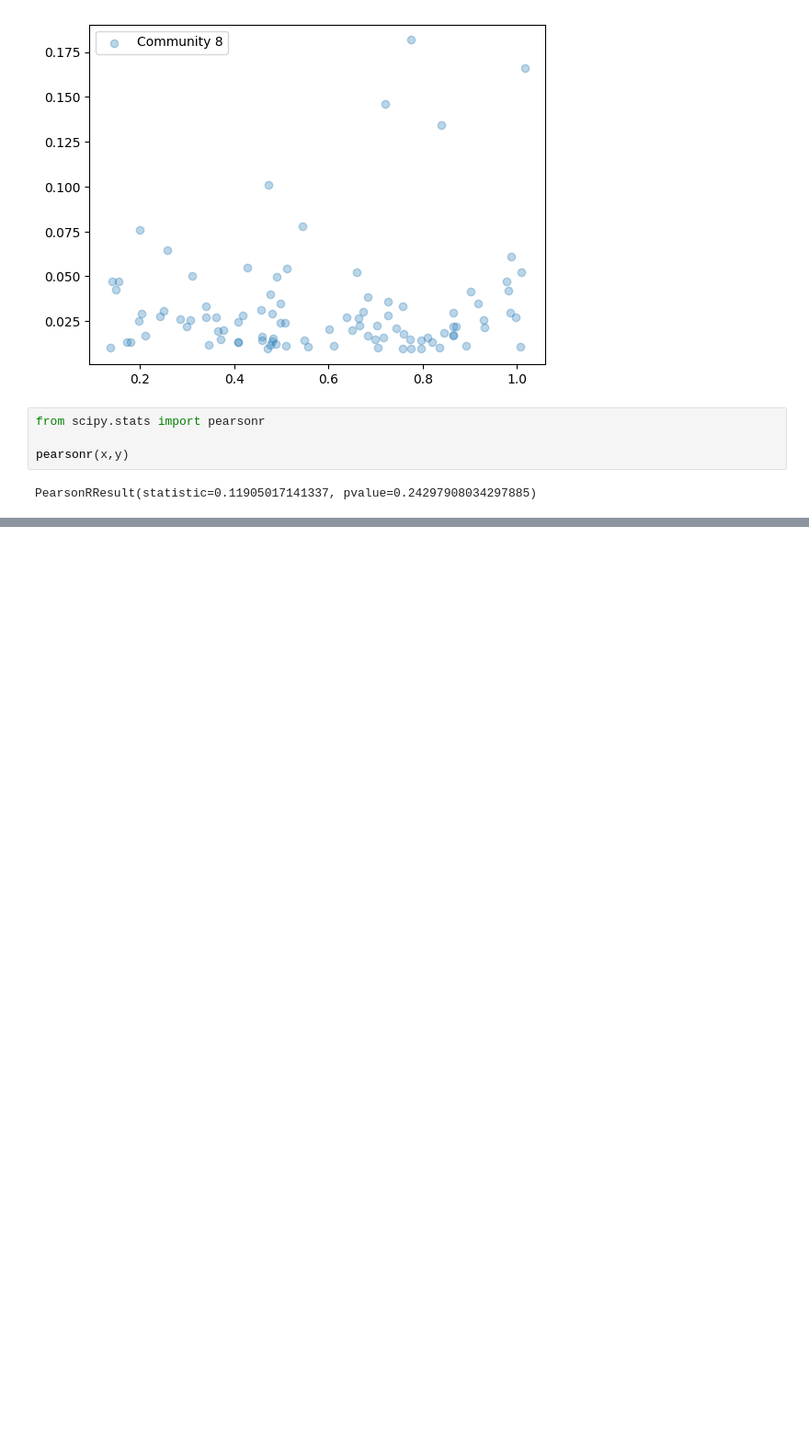
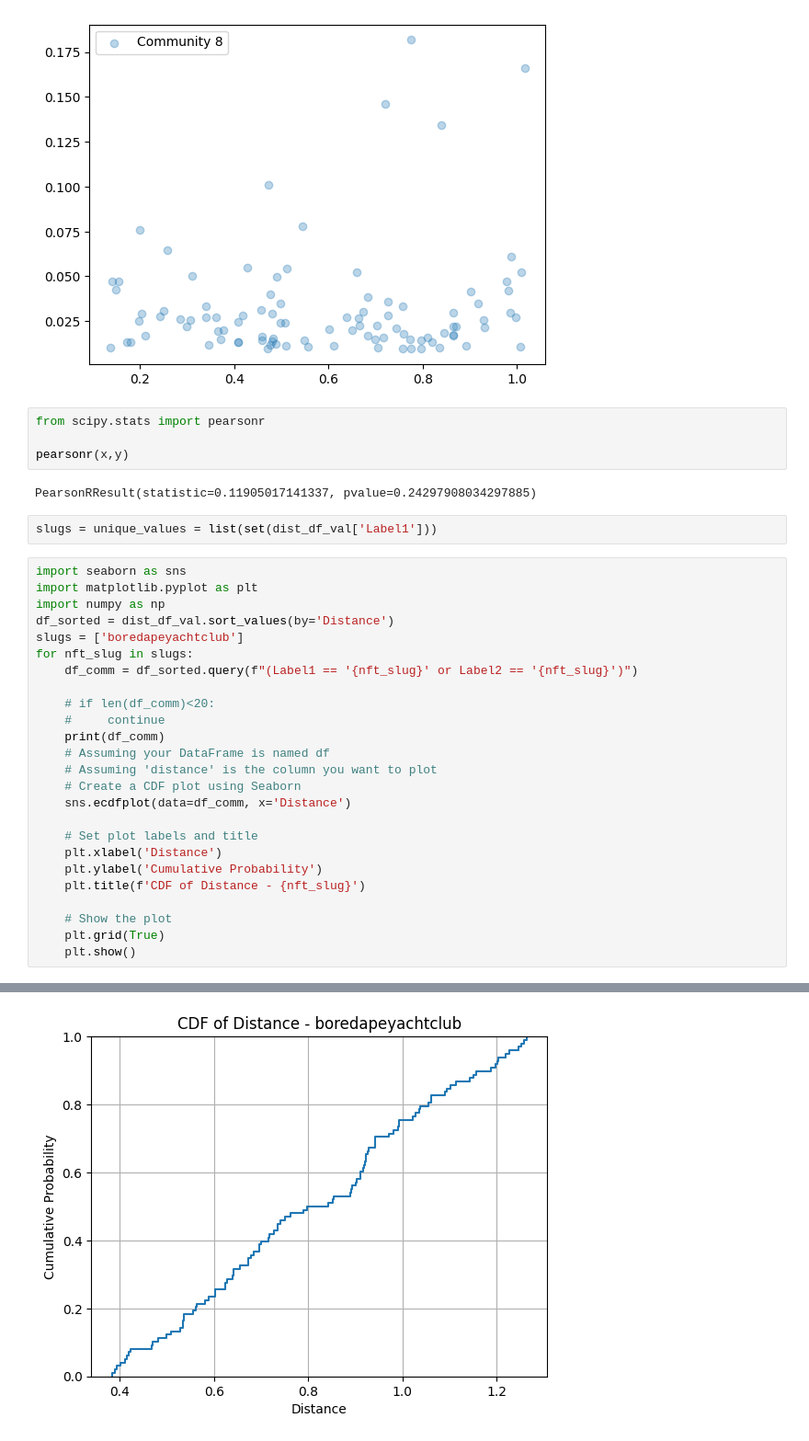
Before and after one commit to narunraman/nft_research, a Jupyter notebook: overlap_vs_aesthetic.ipynb, the cells around one changed output, grey strips where cells are left out. Shown at 92% size. Saved outputs shown, nothing was run; the diff lists cells and outputs as text; blank space fills up the shorter version.

```diff
--- a/overlap_vs_aesthetic.ipynb
+++ b/overlap_vs_aesthetic.ipynb
@@ -160,3 +160,31 @@ from scipy.stats import pearsonr
 pearsonr(x,y)
 # %% [output]
 PearsonRResult(statistic=0.11905017141337, pvalue=0.24297908034297885)
+# %%
+slugs = unique_values = list(set(dist_df_val['Label1']))
+# %%
+import seaborn as sns
+import matplotlib.pyplot as plt
+import numpy as np
+df_sorted = dist_df_val.sort_values(by='Distance')
+slugs = ['boredapeyachtclub']
+for nft_slug in slugs:
+    df_comm = df_sorted.query(f"(Label1 == '{nft_slug}' or Label2 == '{nft_slug}')")
+
+    # if len(df_comm)<20:
+    #     continue
+    print(df_comm)
+    # Assuming your DataFrame is named df
+    # Assuming 'distance' is the column you want to plot
+    # Create a CDF plot using Seaborn
+    sns.ecdfplot(data=df_comm, x='Distance')
+
+    # Set plot labels and title
+    plt.xlabel('Distance')
+    plt.ylabel('Cumulative Probability')
+    plt.title(f'CDF of Distance - {nft_slug}')
+
+    # Show the plot
+    plt.grid(True)
+    plt.show()
+# %% [output]
@@ -162,0 +208 @@ PearsonRResult(statistic=0.11905017141337, pvalue=0.24297908034297885)
+[figure, added]
```
Also changed, not shown: parts of 1 cell of this notebook, 1 other file.
